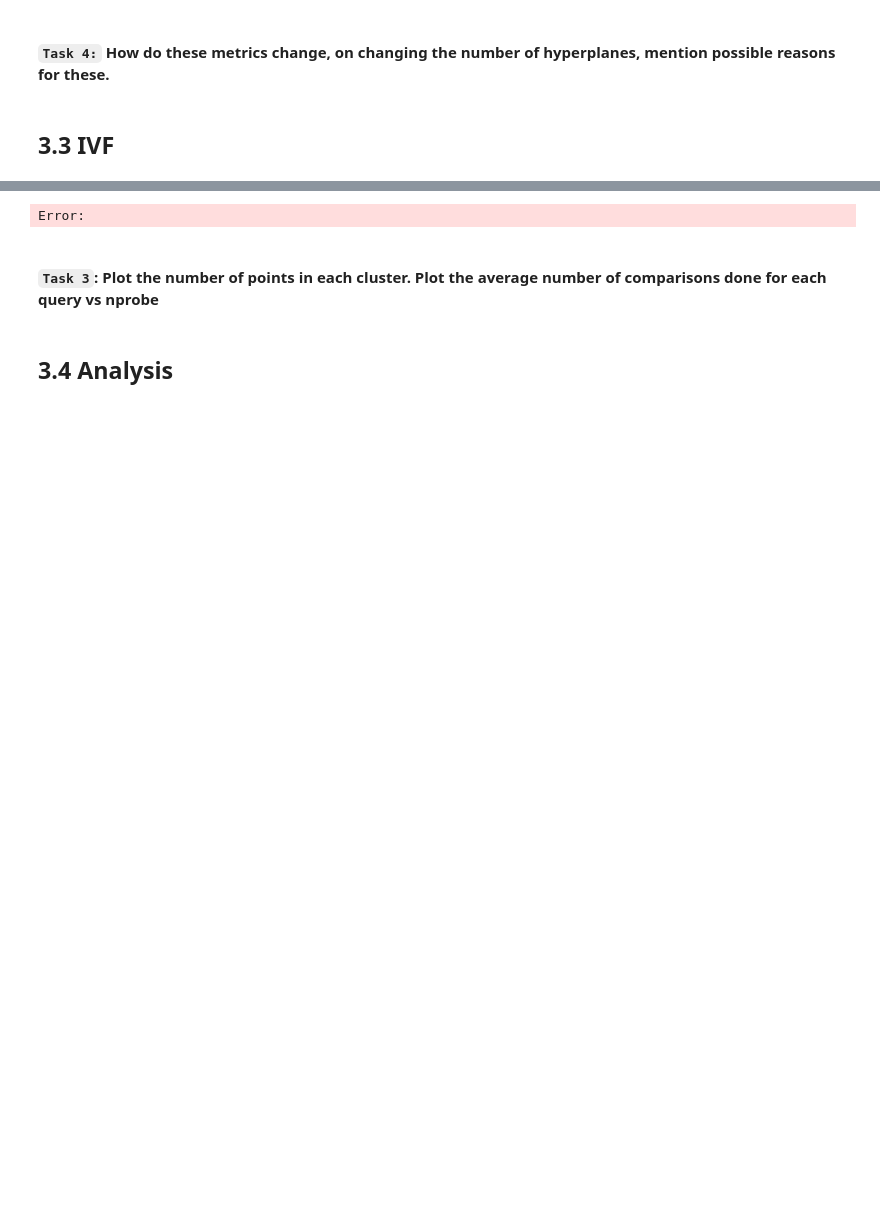
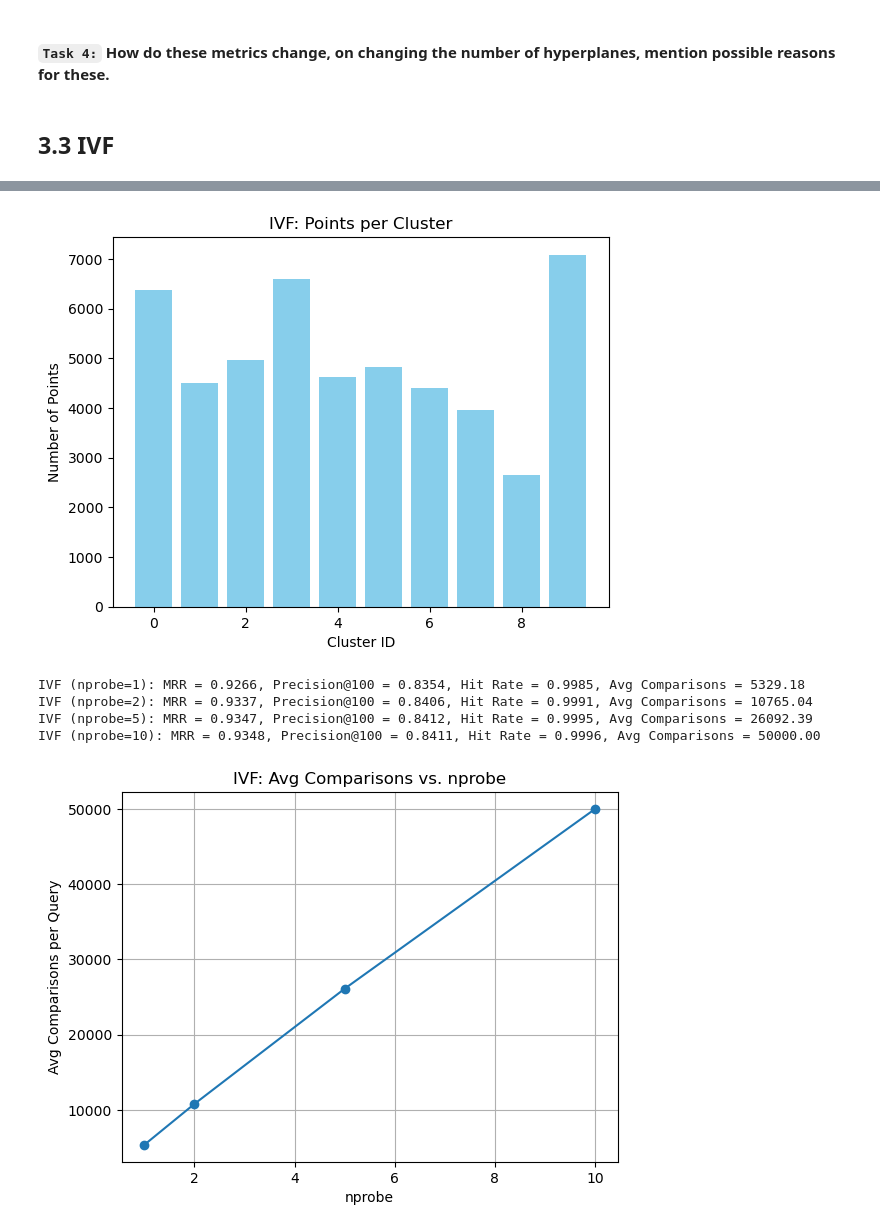
Before and after one commit to anshium/smai-assignment-1, a Jupyter notebook: Question_2/q2.ipynb, the cells around one changed output, grey strips where cells are left out. Cells and saved outputs as stored; diff of their text form; code cells hidden in the pictures; blank space fills up the shorter version.

```diff
--- a/Question_2/q2.ipynb
+++ b/Question_2/q2.ipynb
@@ -251,11 +439,0 @@ fill this ----------------------------------------------------------------------
-# %%
-plt.xlabel('Bucket Size')
-plt.ylabel('Frequency')
-plt.legend()
-plt.title('LSH Bucket Distribution')
-plt.show()
-
-test_index = 0
-retrieved_indices = lsh.query(train_embeddings[test_index], k=5)
-
-print("Retrieved Neighbors for Test Image:", retrieved_indices)
@@ -419,8 +447,0 @@ ivf.fit(train_embeddings)
-# %%
-retrieved_images, comparisons = ivf.image_to_image_retrieval(test_embeddings, top_k=10, nprobe=2)
-# %% [output]
-Error:
-# %% [markdown]
-#### `Task 3`: Plot the number of points in each cluster. Plot the average number of comparisons done for each query vs nprobe
-# %% [markdown]
-## 3.4 Analysis
@@ -426,0 +512,35 @@ Error:
+# %%
+n_clusters = 10
+centroids, inverted_index, assignments, kmeans_model = build_ivf_index(train_embeddings, n_clusters=n_clusters)
+
+cluster_sizes = [len(inverted_index[i]) for i in range(n_clusters)]
+plt.figure()
+plt.bar(range(n_clusters), cluster_sizes, color='skyblue')
+plt.xlabel("Cluster ID")
+plt.ylabel("Number of Points")
+plt.title("IVF: Points per Cluster")
+plt.show()
+
+ivf_results = {}
+for nprobe in [1, 2, 5, 10]:
+    mrr_ivf, prec_ivf, hit_ivf, comp_ivf = compute_ivf_retrieval_metrics(
+        test_embeddings, test_labels, train_embeddings, train_labels, centroids, inverted_index,
+        nprobe=nprobe, k=100, metric='euclidean')
+    ivf_results[nprobe] = {'MRR': mrr_ivf, 'Precision': prec_ivf, 'HitRate': hit_ivf, 'AvgComparisons': comp_ivf}
+    print(f"IVF (nprobe={nprobe}): MRR = {mrr_ivf:.4f}, Precision@100 = {prec_ivf:.4f}, Hit Rate = {hit_ivf:.4f}, Avg Comparisons = {comp_ivf:.2f}")
+
+avg_comps_ivf = [ivf_results[np]['AvgComparisons'] for np in [1, 2, 5, 10]]
+plt.figure()
+plt.plot([1, 2, 5, 10], avg_comps_ivf, marker='o', linestyle='-')
+plt.xlabel("nprobe")
+plt.ylabel("Avg Comparisons per Query")
+plt.title("IVF: Avg Comparisons vs. nprobe")
+plt.grid(True)
+plt.show()
+# %% [output]
+[figure, added]
+IVF (nprobe=1): MRR = 0.9266, Precision@100 = 0.8354, Hit Rate = 0.9985, Avg Comparisons = 5329.18
+IVF (nprobe=2): MRR = 0.9337, Precision@100 = 0.8406, Hit Rate = 0.9991, Avg Comparisons = 10765.04
+IVF (nprobe=5): MRR = 0.9347, Precision@100 = 0.8412, Hit Rate = 0.9995, Avg Comparisons = 26092.39
+IVF (nprobe=10): MRR = 0.9348, Precision@100 = 0.8411, Hit Rate = 0.9996, Avg Comparisons = 50000.00
+[figure, added]
```
Also changed, not shown: parts of 32 cells of this notebook, 4 other files.
